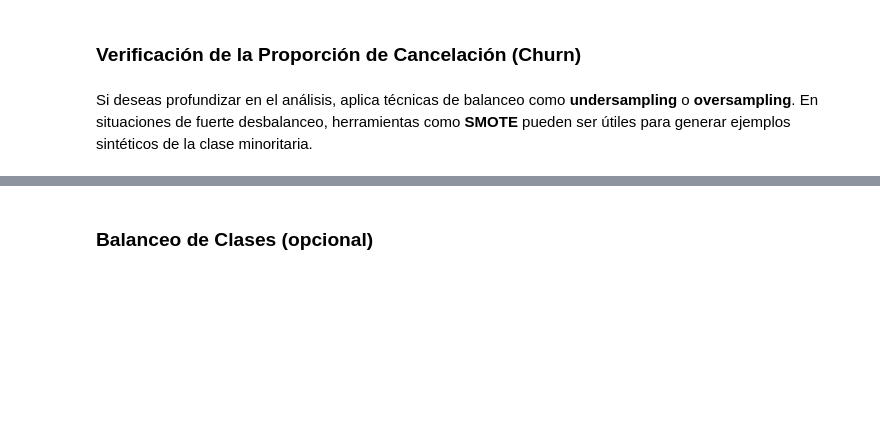
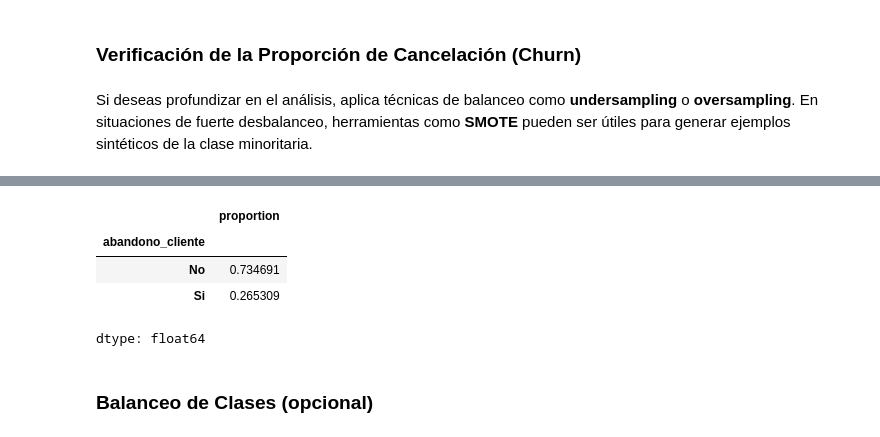
Before and after one commit to MigXDev/CS_Datos_I_DESAFIO_3, a Jupyter notebook: TelecomX_LATAM_2.ipynb, the cells around one changed output, grey strips where cells are left out. Cells and saved outputs as stored; diff of their text form; code cells hidden in the pictures; blank space fills up the shorter version.

```diff
--- a/TelecomX_LATAM_2.ipynb
+++ b/TelecomX_LATAM_2.ipynb
@@ -258,3 +270,11 @@ Si deseas profundizar en el análisis, aplica técnicas de balanceo como **under
+# %%
+Df_base['abandono_cliente'].value_counts(normalize=True)
+# %% [output]
+|  | proportion |
+| abandono_cliente |  |
+| No | 0.734691 |
+| Si | 0.265309 |
+dtype: float64
 # %% [markdown]
 ### Balanceo de Clases (opcional)
 # %% [markdown]
```
Also changed, not shown: parts of 5 cells of this notebook.
